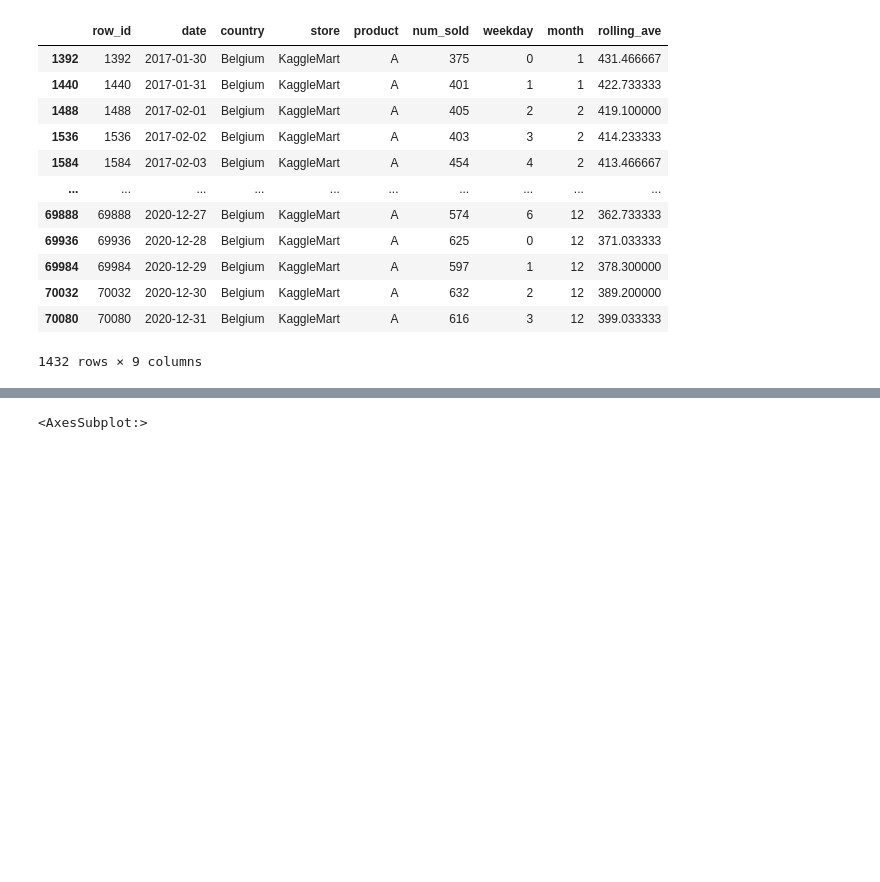
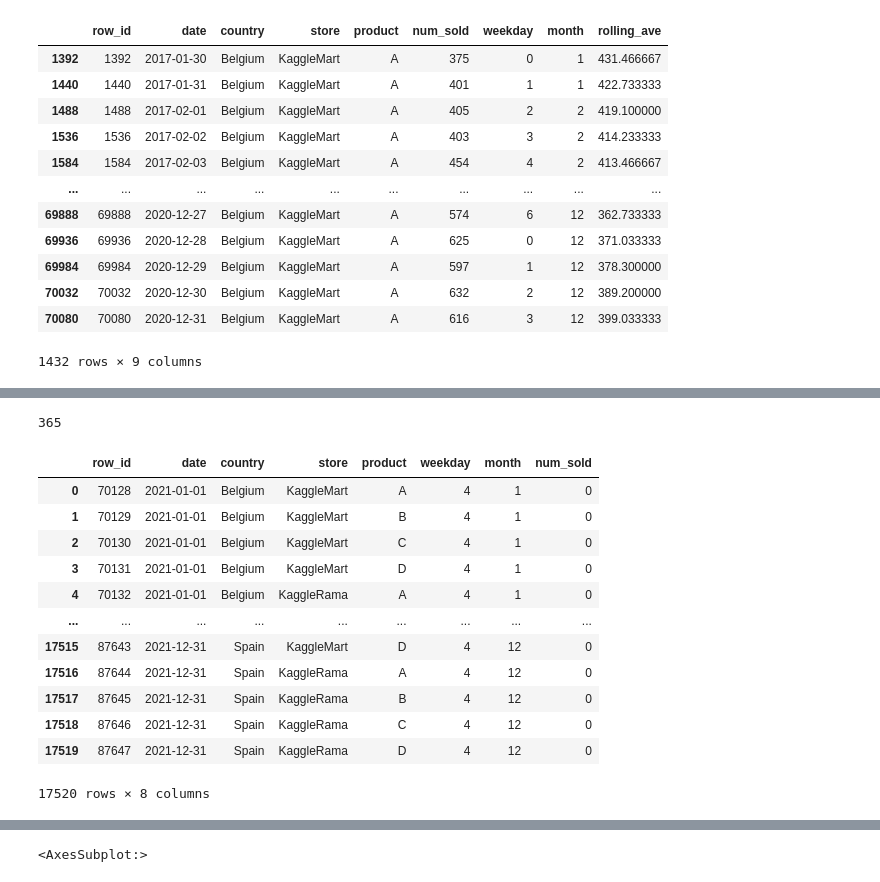
Before and after one commit to pmnry/KaggleSept, a Jupyter notebook: septembertabularplayground.ipynb, the cells around one changed output, grey strips where cells are left out. Drawn from its saved outputs; the diff is of its cells as text; code cells hidden in the pictures; blank space fills up the shorter version.

```diff
--- a/septembertabularplayground.ipynb
+++ b/septembertabularplayground.ipynb
@@ -160,6 +160,11 @@ train.loc[train['product']=='Kaggle Advanced Techniques','product'] = 'A'
 train.loc[train['product']=='Kaggle Getting Started','product'] = 'B'
 train.loc[train['product']=='Kaggle Recipe Book','product'] = 'C'
 train.loc[train['product']=='Kaggle for Kids: One Smart Goose','product'] = 'D'
+# %%
+test.loc[test['product']=='Kaggle Advanced Techniques','product'] = 'A'
+test.loc[test['product']=='Kaggle Getting Started','product'] = 'B'
+test.loc[test['product']=='Kaggle Recipe Book','product'] = 'C'
+test.loc[test['product']=='Kaggle for Kids: One Smart Goose','product'] = 'D'
 # %%
 prods = train['product'].unique()
 countries = train['country'].unique()
@@ -440,0 +410,4 @@ Name: num_sold, Length: 1432, dtype: int64
+# %%
+len(test.date.unique())
+# %% [output]
+365
@@ -440,0 +416,16 @@ Name: num_sold, Length: 1432, dtype: int64
+# %%
+test
+# %% [output]
+|  | row_id | date | country | store | product | weekday | month | num_sold |
+| 0 | 70128 | 2021-01-01 | Belgium | KaggleMart | A | 4 | 1 | 0 |
+| 1 | 70129 | 2021-01-01 | Belgium | KaggleMart | B | 4 | 1 | 0 |
+| 2 | 70130 | 2021-01-01 | Belgium | KaggleMart | C | 4 | 1 | 0 |
+| 3 | 70131 | 2021-01-01 | Belgium | KaggleMart | D | 4 | 1 | 0 |
+| 4 | 70132 | 2021-01-01 | Belgium | KaggleRama | A | 4 | 1 | 0 |
+| ... | ... | ... | ... | ... | ... | ... | ... | ... |
+| 17515 | 87643 | 2021-12-31 | Spain | KaggleMart | D | 4 | 12 | 0 |
+| 17516 | 87644 | 2021-12-31 | Spain | KaggleRama | A | 4 | 12 | 0 |
+| 17517 | 87645 | 2021-12-31 | Spain | KaggleRama | B | 4 | 12 | 0 |
+| 17518 | 87646 | 2021-12-31 | Spain | KaggleRama | C | 4 | 12 | 0 |
+| 17519 | 87647 | 2021-12-31 | Spain | KaggleRama | D | 4 | 12 | 0 |
+17520 rows × 8 columns
```
Also changed, not shown: parts of 27 cells of this notebook.
